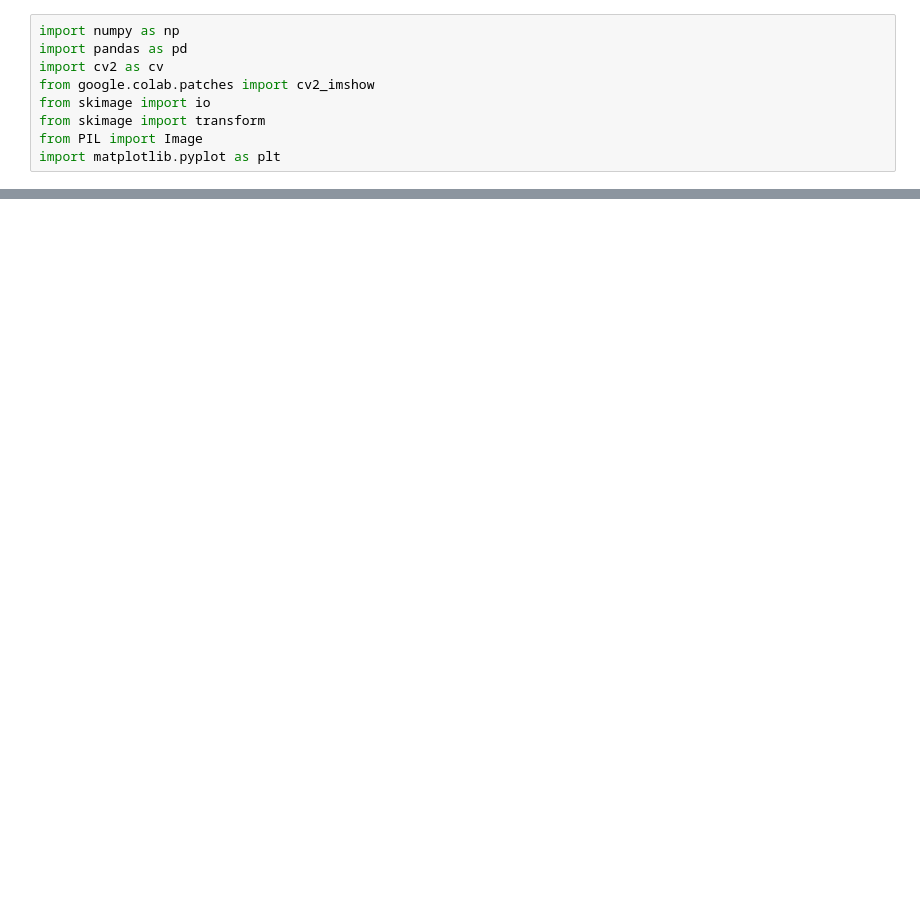
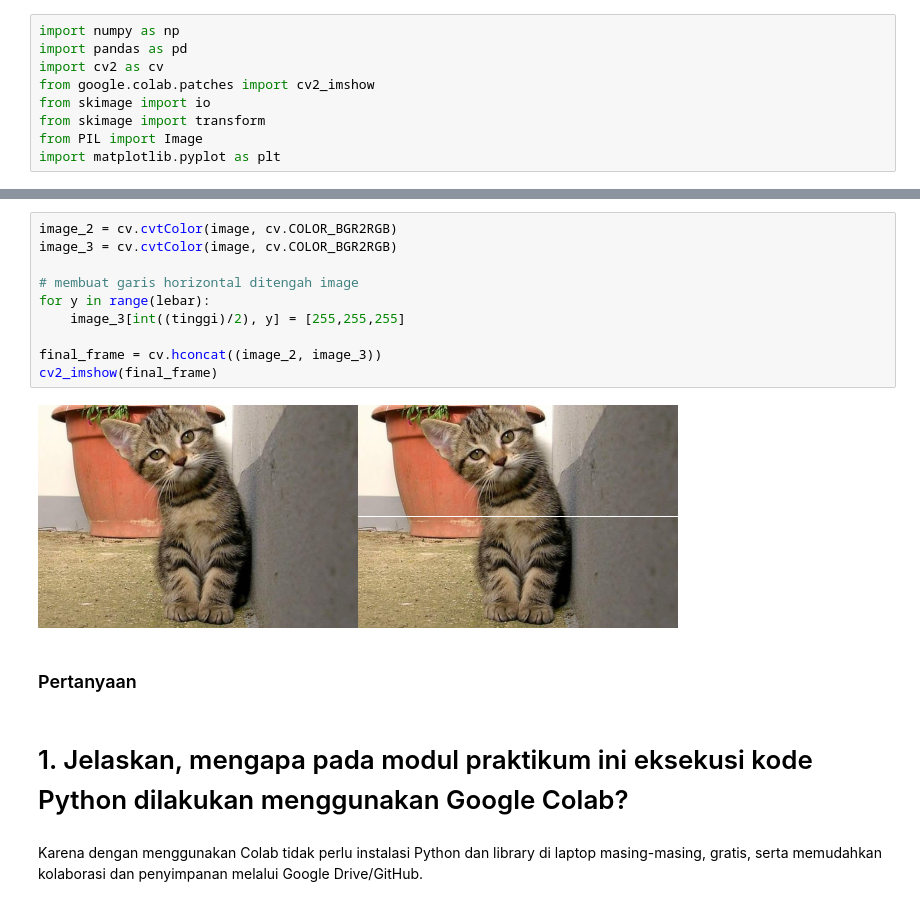
Before and after one commit to febriansyahadin/PCVK_Ganjil_2025, a Jupyter notebook: week1.ipynb, the cells around one changed output, grey strips where cells are left out. Cells and saved outputs as stored; diff of their text form; blank space fills up the shorter version.

```diff
--- a/week1.ipynb
+++ b/week1.ipynb
@@ -21,0 +36,18 @@ cv2_imshow(image_2)
+# %%
+image_2 = cv.cvtColor(image, cv.COLOR_BGR2RGB)
+image_3 = cv.cvtColor(image, cv.COLOR_BGR2RGB)
+
+# membuat garis horizontal ditengah image
+for y in range(lebar):
+    image_3[int((tinggi)/2), y] = [255,255,255]
+
+final_frame = cv.hconcat((image_2, image_3))
+cv2_imshow(final_frame)
+# %% [output]
+[figure, added]
+# %% [markdown]
+### Pertanyaan
+# %% [markdown]
+# 1. Jelaskan, mengapa pada modul praktikum ini eksekusi kode Python dilakukan menggunakan Google Colab?
+# %% [markdown]
+Karena dengan menggunakan Colab tidak perlu instalasi Python dan library di laptop masing-masing, gratis, serta memudahkan kolaborasi dan penyimpanan melalui Google Drive/GitHub.
```
Also changed, not shown: parts of 22 cells of this notebook.
